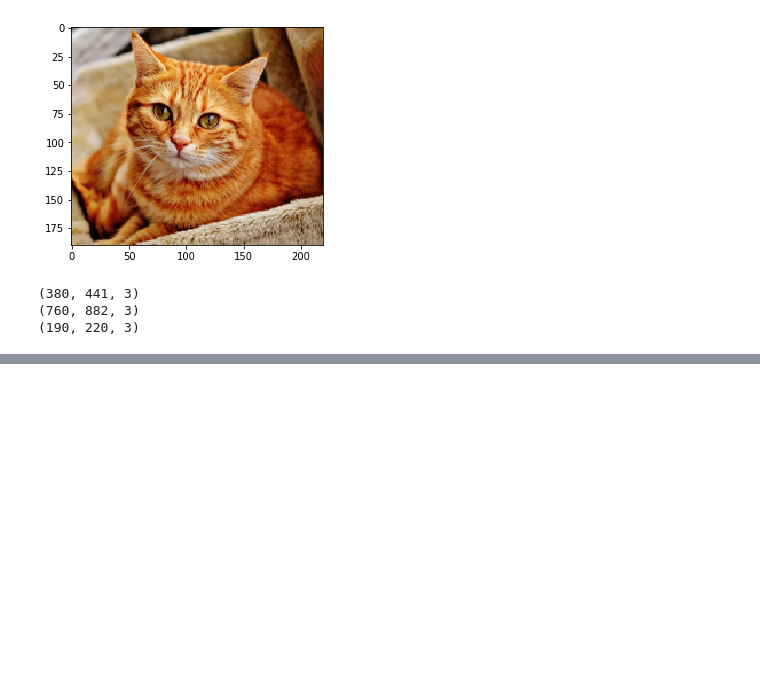
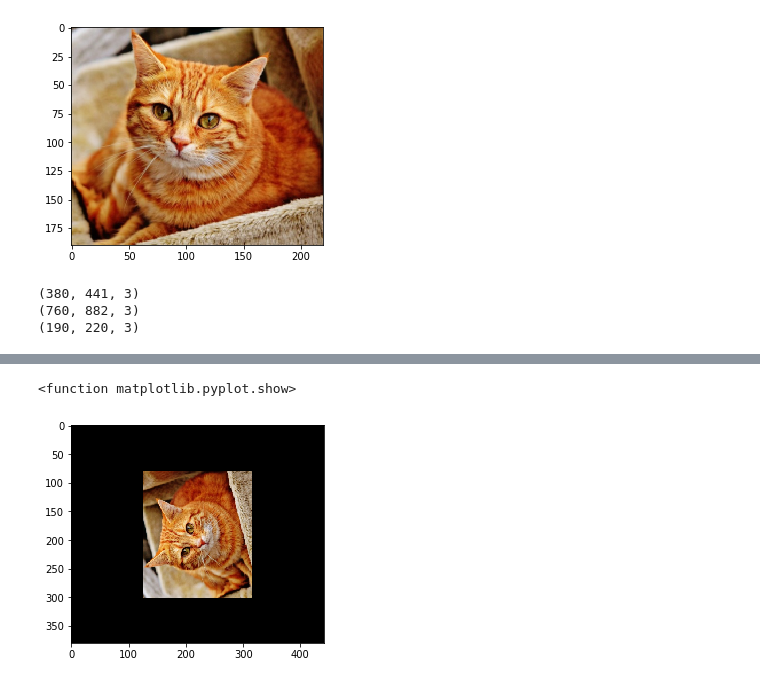
Before and after one commit to simonryu/Python-Data_Analysis-and-Image-Processing-Tutorial, a Jupyter notebook: OpenCV 이미지 변형.ipynb, the cells around one changed output, grey strips where cells are left out. Saved outputs shown, nothing was run; the diff lists cells and outputs as text; code cells hidden in the pictures; blank space fills up the shorter version.

```diff
--- a/OpenCV 이미지 변형.ipynb
+++ b/OpenCV 이미지 변형.ipynb
@@ -74,0 +80,13 @@ print(length)
+# %%
+img = cv2.imread("cat.jpg")
+height, width = img.shape[:2]
+
+# center,angle,scale
+M = cv2.getRotationMatrix2D((width/2,height/2),90,0.5)
+dst = cv2.warpAffine(img,M,(width,height))
+
+plt.imshow(cv2.cvtColor(dst,cv2.COLOR_BGR2RGB))
+plt.show
+# %% [output]
+<function matplotlib.pyplot.show>
+[figure, added]
```
Also changed, not shown: parts of 2 cells of this notebook.
